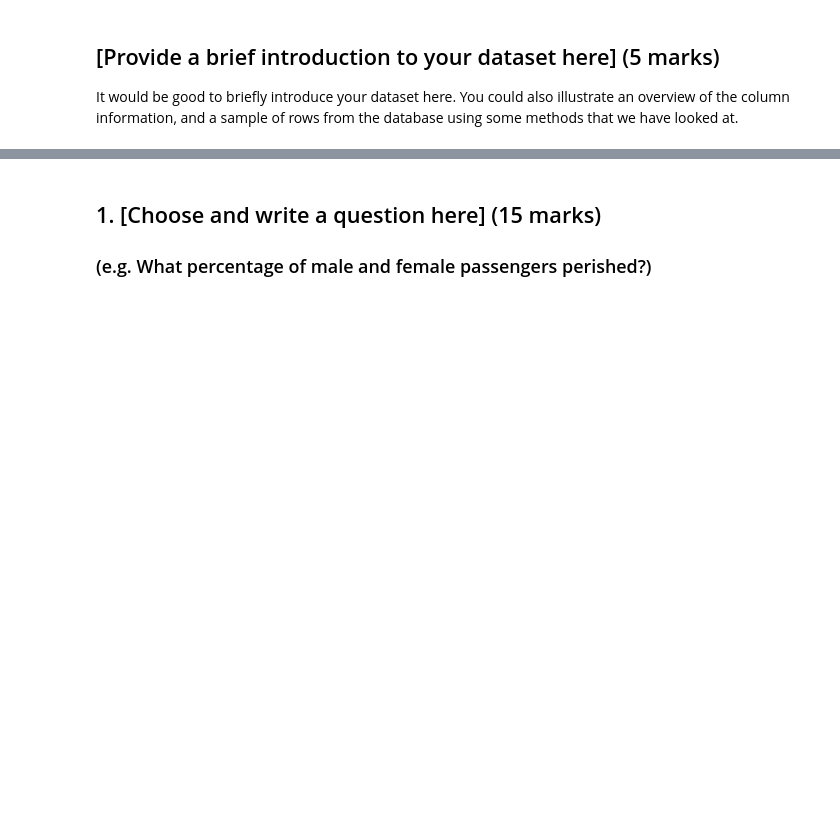
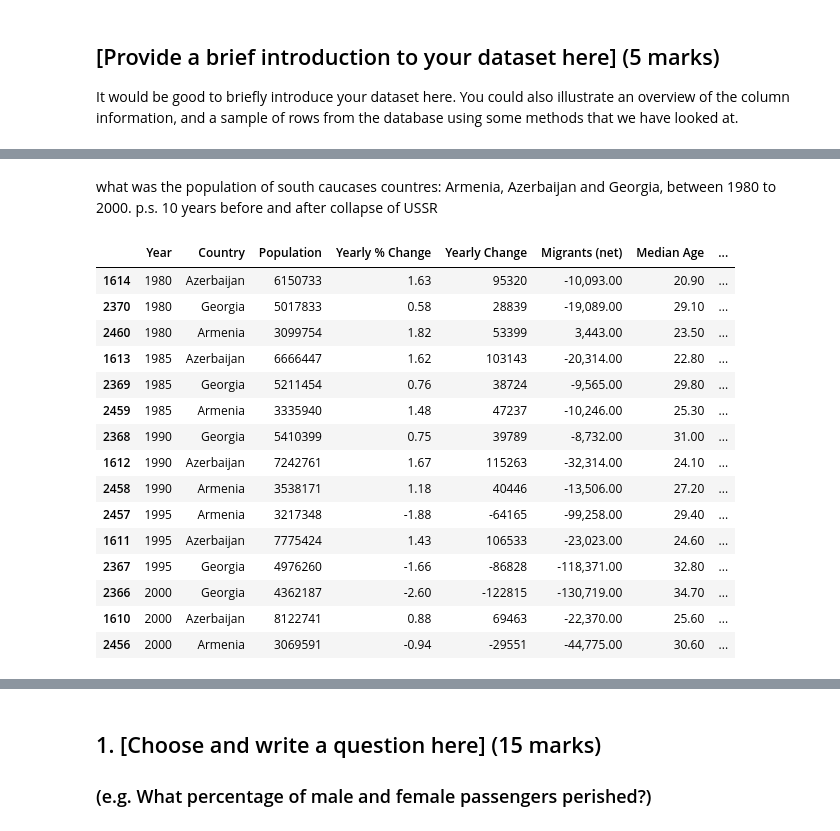
Before and after one commit to arutsh/Python-Programming-for-Data-Science-Part-1, a Jupyter notebook: assignments/Norair Arutshyan-assignment2 copy.ipynb, the cells around one changed output, grey strips where cells are left out. Saved outputs shown, nothing was run; the diff lists cells and outputs as text; code cells hidden in the pictures; blank space fills up the shorter version.

```diff
--- a/assignments/Norair Arutshyan-assignment2 copy.ipynb
+++ b/assignments/Norair Arutshyan-assignment2 copy.ipynb
@@ -143,0 +163,27 @@ It would be good to briefly introduce your dataset here. You could also illustra
+# %% [markdown]
+what was the population of south caucases countres: Armenia, Azerbaijan and Georgia, between 1980 to 2000.
+p.s. 10 years before and after collapse of USSR
+# %%
+range_start = population.Year>=1980
+range_end = population.Year<=2000
+countries = ['Armenia', 'Azerbaijan', 'Georgia']
+countries_filter = population.Country.isin(countries)
+population_sc = population[range_start & range_end & countries_filter].sort_values(by='Year')
+population_sc
+# %% [output]
+|  | Year | Country | Population | Yearly % Change | Yearly Change | Migrants (net) | Median Age | ... |
+| 1614 | 1980 | Azerbaijan | 6150733 | 1.63 | 95320 | -10,093.00 | 20.90 | ... |
+| 2370 | 1980 | Georgia | 5017833 | 0.58 | 28839 | -19,089.00 | 29.10 | ... |
+| 2460 | 1980 | Armenia | 3099754 | 1.82 | 53399 | 3,443.00 | 23.50 | ... |
+| 1613 | 1985 | Azerbaijan | 6666447 | 1.62 | 103143 | -20,314.00 | 22.80 | ... |
+| 2369 | 1985 | Georgia | 5211454 | 0.76 | 38724 | -9,565.00 | 29.80 | ... |
+| 2459 | 1985 | Armenia | 3335940 | 1.48 | 47237 | -10,246.00 | 25.30 | ... |
+| 2368 | 1990 | Georgia | 5410399 | 0.75 | 39789 | -8,732.00 | 31.00 | ... |
+| 1612 | 1990 | Azerbaijan | 7242761 | 1.67 | 115263 | -32,314.00 | 24.10 | ... |
+| 2458 | 1990 | Armenia | 3538171 | 1.18 | 40446 | -13,506.00 | 27.20 | ... |
+| 2457 | 1995 | Armenia | 3217348 | -1.88 | -64165 | -99,258.00 | 29.40 | ... |
+| 1611 | 1995 | Azerbaijan | 7775424 | 1.43 | 106533 | -23,023.00 | 24.60 | ... |
+| 2367 | 1995 | Georgia | 4976260 | -1.66 | -86828 | -118,371.00 | 32.80 | ... |
+| 2366 | 2000 | Georgia | 4362187 | -2.60 | -122815 | -130,719.00 | 34.70 | ... |
+| 1610 | 2000 | Azerbaijan | 8122741 | 0.88 | 69463 | -22,370.00 | 25.60 | ... |
+| 2456 | 2000 | Armenia | 3069591 | -0.94 | -29551 | -44,775.00 | 30.60 | ... |
```
Also changed, not shown: parts of 14 cells of this notebook.
